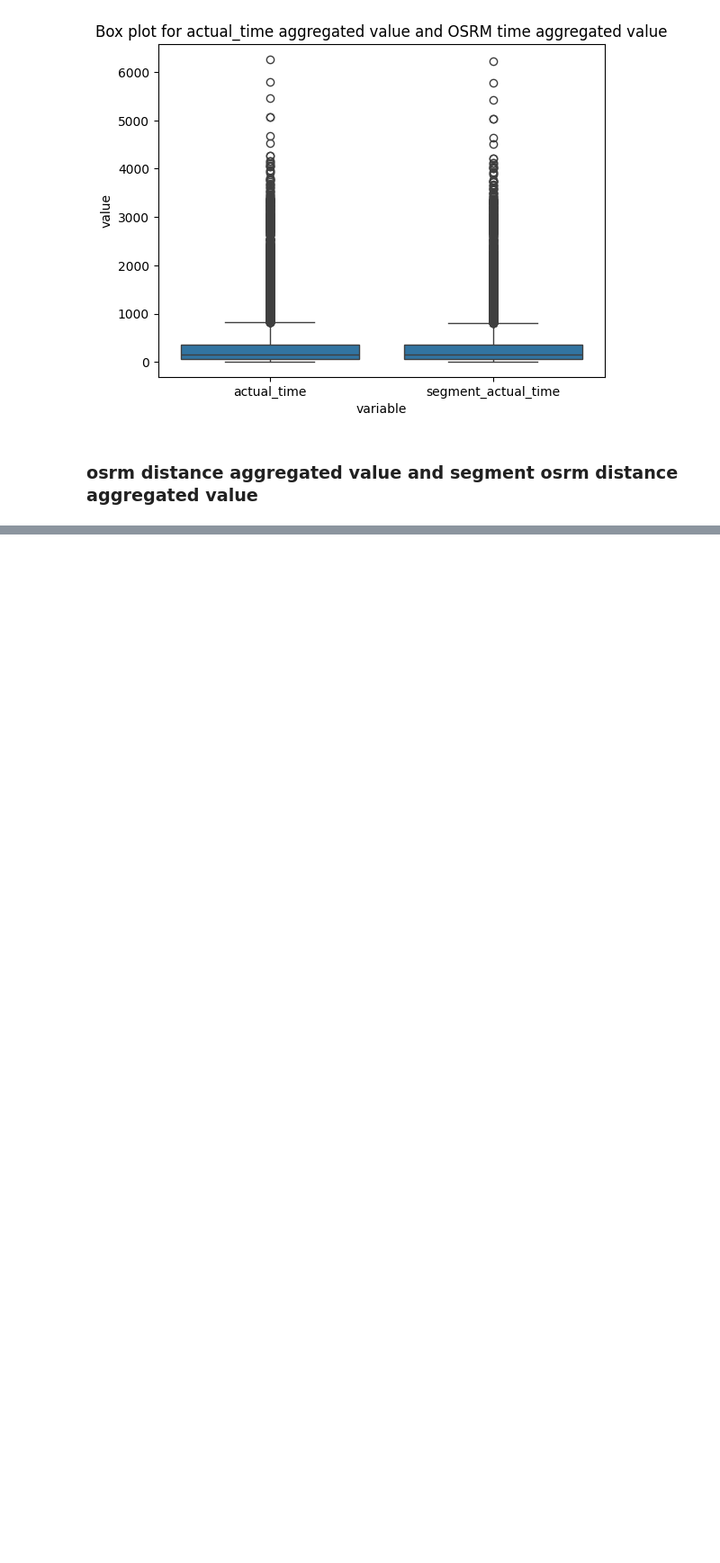
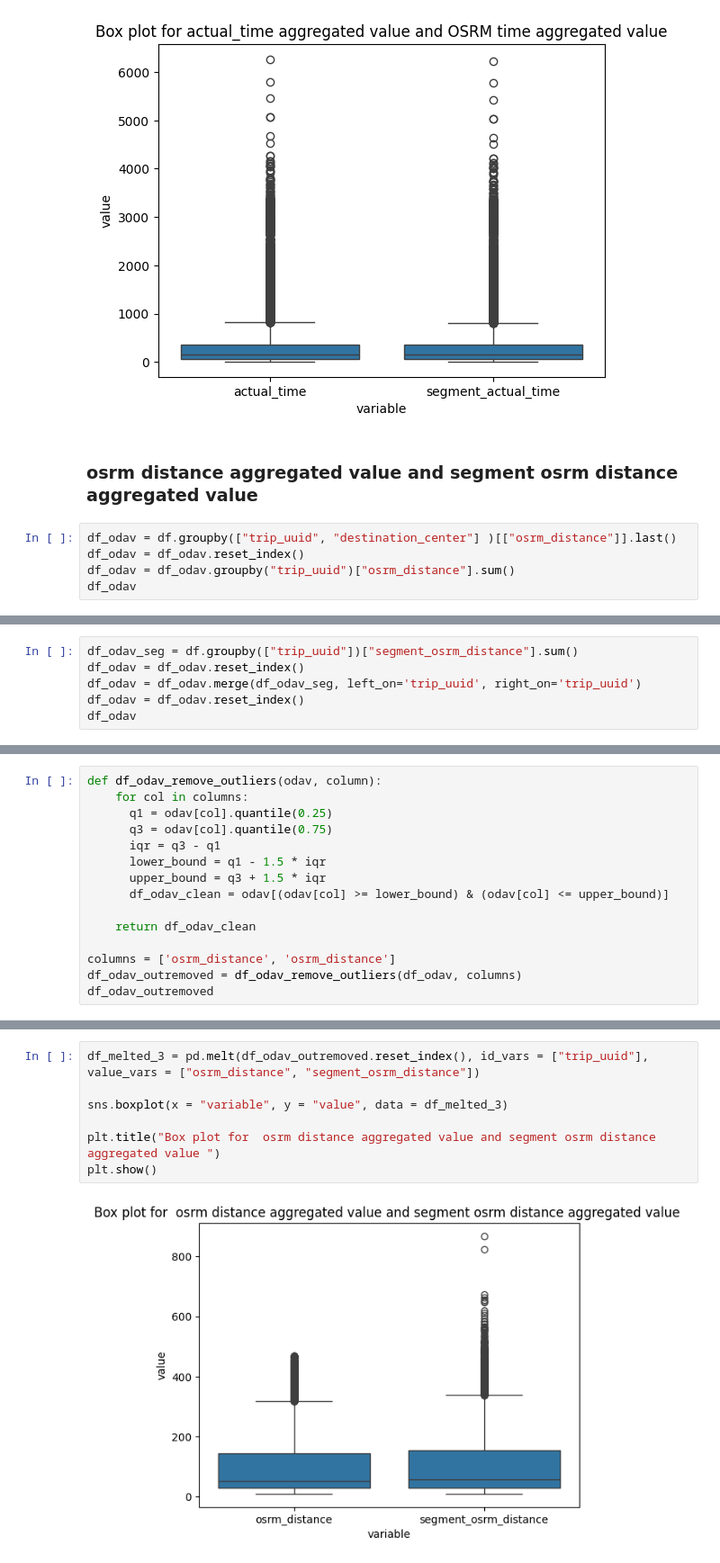
Before and after one commit to akshayabhale1406/SCLR_Delhivery_FE, a Jupyter notebook: Delhivery_FE.ipynb, the cells around one changed output, grey strips where cells are left out. Shown at 90% size. Saved outputs shown, nothing was run; the diff lists cells and outputs as text; blank space fills up the shorter version.

```diff
--- a/Delhivery_FE.ipynb
+++ b/Delhivery_FE.ipynb
@@ -724,3 +722,8 @@ plt.show()
 [figure]
 # %% [markdown]
 ### osrm distance aggregated value and segment osrm distance aggregated value
+# %%
+df_odav = df.groupby(["trip_uuid", "destination_center"] )[["osrm_distance"]].last()
+df_odav = df_odav.reset_index()
+df_odav = df_odav.groupby("trip_uuid")["osrm_distance"].sum()
+df_odav
@@ -726,0 +746,6 @@ plt.show()
+# %%
+df_odav_seg = df.groupby(["trip_uuid"])["segment_osrm_distance"].sum()
+df_odav = df_odav.reset_index()
+df_odav = df_odav.merge(df_odav_seg, left_on='trip_uuid', right_on='trip_uuid')
+df_odav = df_odav.reset_index()
+df_odav
@@ -726,0 +778,15 @@ plt.show()
+# %%
+def df_odav_remove_outliers(odav, column):
+    for col in columns:
+      q1 = odav[col].quantile(0.25)
+      q3 = odav[col].quantile(0.75)
+      iqr = q3 - q1
+      lower_bound = q1 - 1.5 * iqr
+      upper_bound = q3 + 1.5 * iqr
+      df_odav_clean = odav[(odav[col] >= lower_bound) & (odav[col] <= upper_bound)]
+
+    return df_odav_clean
+
+columns = ['osrm_distance', 'osrm_distance']
+df_odav_outremoved = df_odav_remove_outliers(df_odav, columns)
+df_odav_outremoved
@@ -726,0 +833,9 @@ plt.show()
+# %%
+df_melted_3 = pd.melt(df_odav_outremoved.reset_index(), id_vars = ["trip_uuid"], value_vars = ["osrm_distance", "segment_osrm_distance"])
+
+sns.boxplot(x = "variable", y = "value", data = df_melted_3)
+
+plt.title("Box plot for  osrm distance aggregated value and segment osrm distance aggregated value ")
+plt.show()
+# %% [output]
+[figure, added]
```
Also changed, not shown: parts of 7 cells of this notebook.
